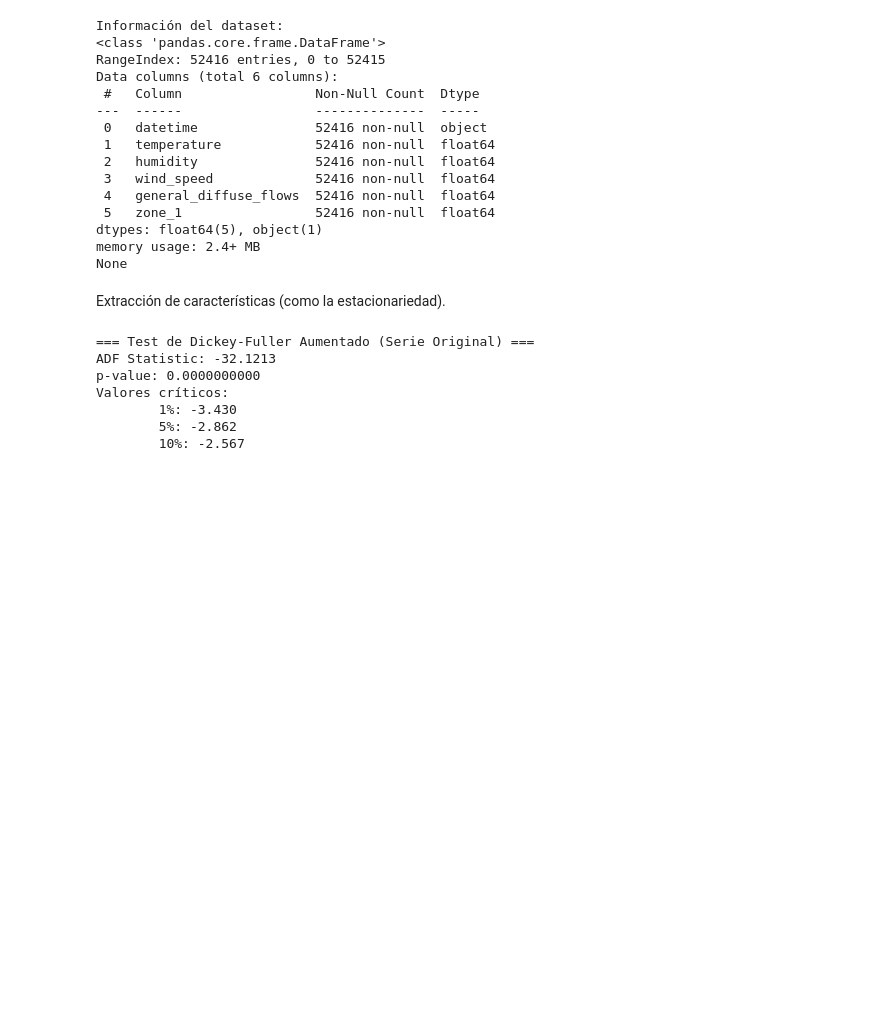
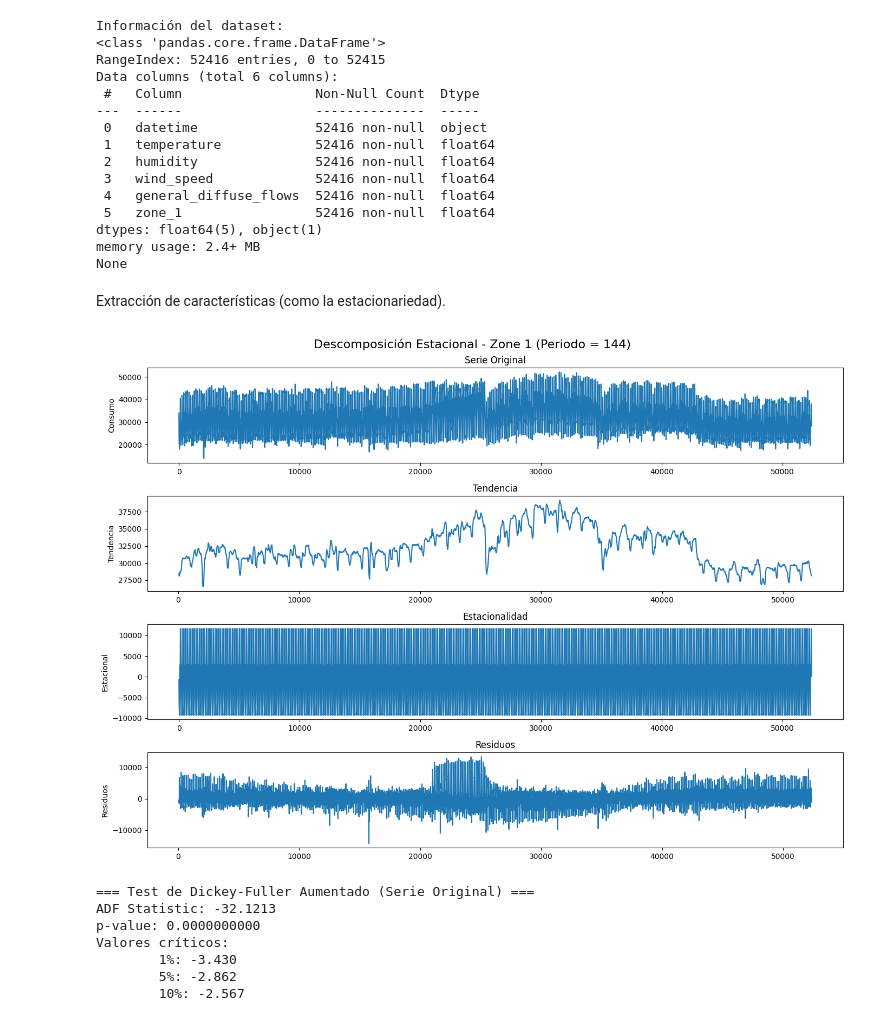
Before and after one commit to DCajiao/Time-series-forecast-of-energy-consumption-in-Tetouan-City, a Jupyter notebook: notebooks/01_ARIMA_SARIMA_modeling.ipynb, the cells around one changed output. Drawn from its saved outputs; the diff is of its cells as text; code cells hidden in the pictures; blank space fills up the shorter version.

```diff
--- a/notebooks/01_ARIMA_SARIMA_modeling.ipynb
+++ b/notebooks/01_ARIMA_SARIMA_modeling.ipynb
@@ -53,6 +53,30 @@ None
 df_zone1 = df
 # %% [markdown]
 Extracción de características (como la estacionariedad).
+# %%
+serie = df_zone1['zone_1']
+decomposition = seasonal_decompose(serie, model='additive', period=144)
+
+# Visualizar descomposición
+fig, axes = plt.subplots(4, 1, figsize=(14, 10))
+
+serie.plot(ax=axes[0], title='Serie Original')
+axes[0].set_ylabel('Consumo')
+
+decomposition.trend.plot(ax=axes[1], title='Tendencia')
+axes[1].set_ylabel('Tendencia')
+
+decomposition.seasonal.plot(ax=axes[2], title='Estacionalidad')
+axes[2].set_ylabel('Estacional')
+
+decomposition.resid.plot(ax=axes[3], title='Residuos')
+axes[3].set_ylabel('Residuos')
+
+plt.suptitle('Descomposición Estacional - Zone 1 (Periodo = 144)', fontsize=16)
+plt.tight_layout()
+plt.show()
+# %% [output]
+[figure, added]
 # %%
 print("\n=== Test de Dickey-Fuller Aumentado (Serie Original) ===")
 result_adf = adfuller(serie.dropna())
```
Also changed, not shown: parts of 1 cell of this notebook.
